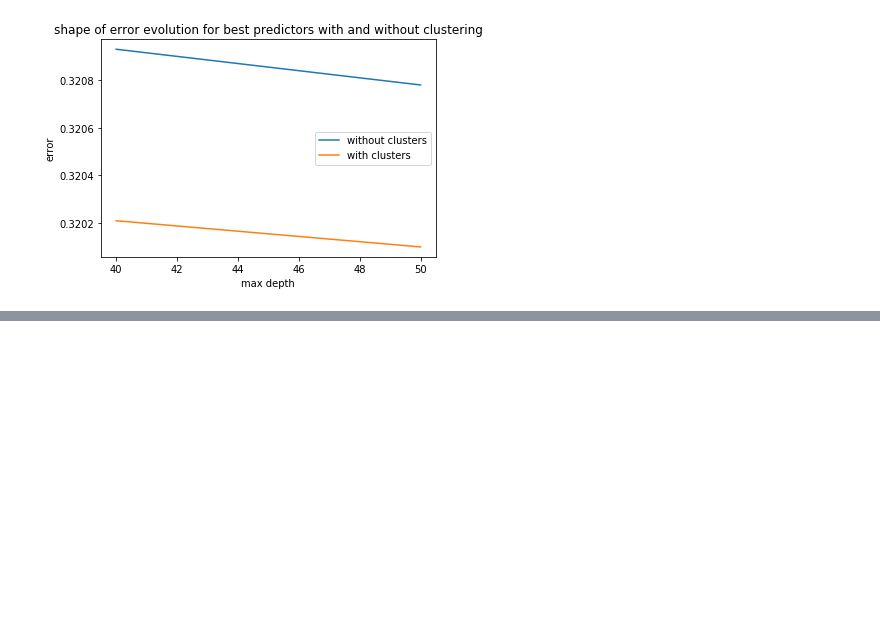
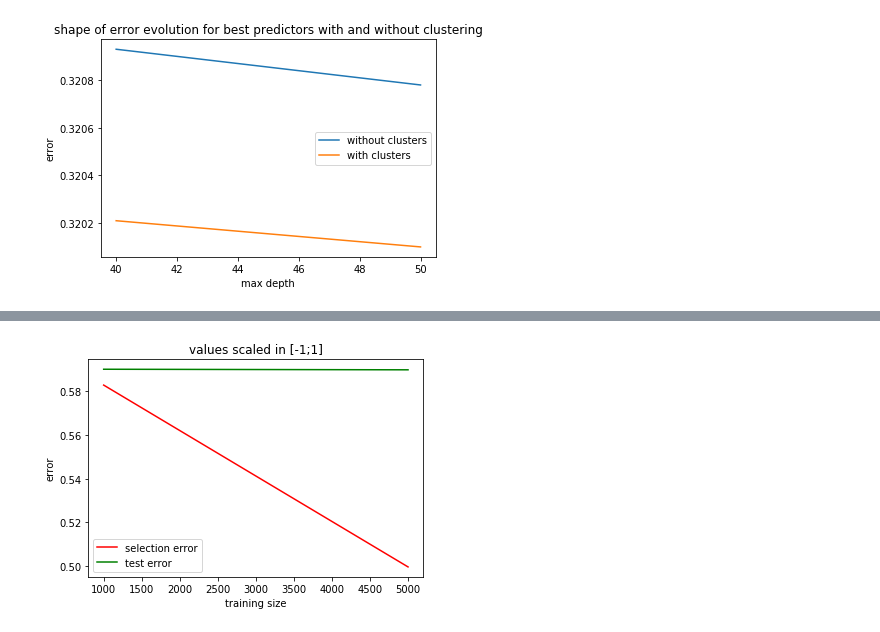
Before and after one commit to aemi-dev/td_taxidriver, a Jupyter notebook: graphiques.ipynb, the cells around one changed output, grey strips where cells are left out. Cells and saved outputs as stored; diff of their text form; code cells hidden in the pictures; blank space fills up the shorter version.

```diff
--- a/graphiques.ipynb
+++ b/graphiques.ipynb
@@ -60,0 +91,15 @@ plt.show()
+# %%
+size = [1000,5000,8000]
+mpCrossError = [0.58292,0.49959]
+mpValError   = [0.59018,0.58992]
+
+plt.plot(size,mpCrossError,label="selection error",c='red')
+plt.plot(size,mpValError,label="test error",c='green')
+
+plt.title("values scaled in [-1;1]")
+plt.xlabel("training size")
+plt.ylabel("error")
+plt.legend()
+plt.show()
+# %% [output]
+[figure, added]
```
Also changed, not shown: parts of 2 cells of this notebook, 5 other files.
